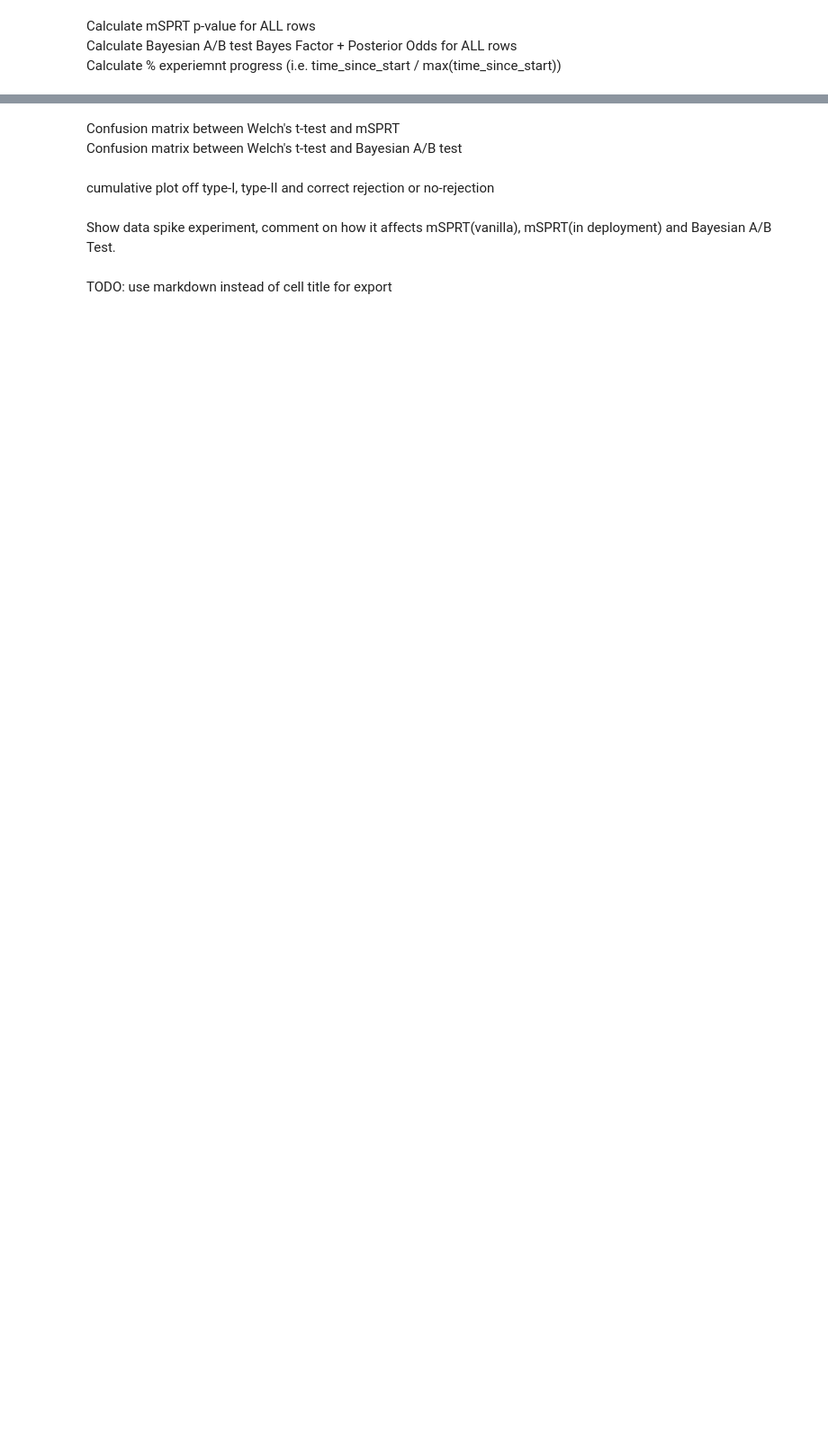
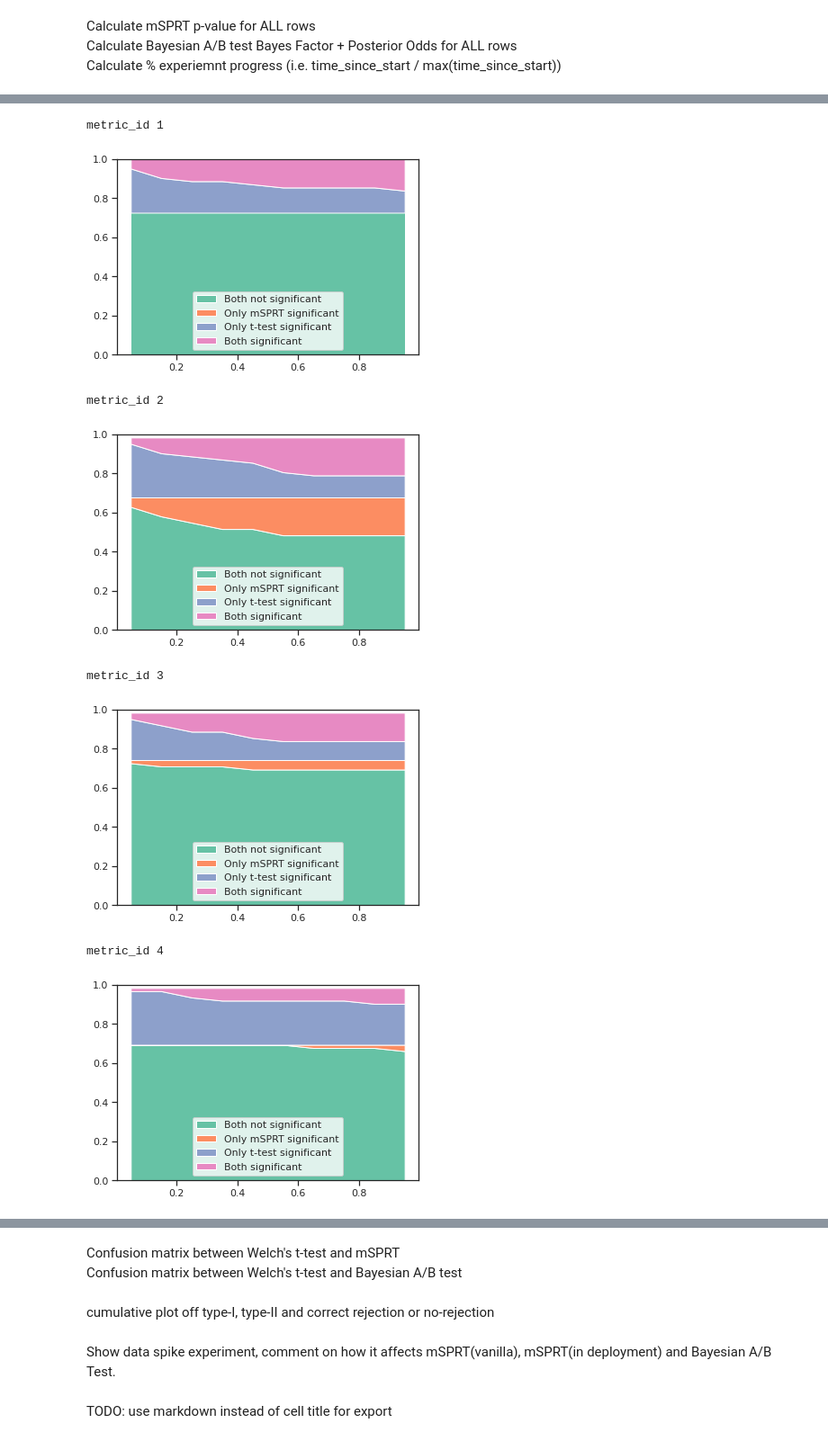
Before and after one commit to liuchbryan/oce-dataset, a Jupyter notebook: oce-dataset.ipynb, the cells around one changed output, grey strips where cells are left out. Shown: that part at 90% size. Drawn from its saved outputs; the diff is of its cells as text; code cells hidden in the pictures; blank space fills up the shorter version.

Commit message:
fixed evolution of types of results, cleaned notebook, runs with restart/run all

```diff
--- a/oce-dataset.ipynb
+++ b/oce-dataset.ipynb
@@ -142,0 +206,23 @@ abtest_metric_evol_df = abtest_metric_evol_df.set_index(['time_progress_bin','me
+# %%
+nbins = 10
+labels=['Both not significant','Only mSPRT significant','Only t-test significant','Both significant']
+abtest_metrics_df['time_progress_bin'] = pd.cut(abtest_metrics_df['time_progress'], \
+                                                np.linspace(0,1,nbins+1),retbins=False)
+
+#count snapshots per time_bin
+abtest_metrics_evol_df = abtest_metrics_df.groupby(['experiment_variant_id','time_progress_bin'])[['time_progress']]\
+    .count().groupby('experiment_variant_id').min()\
+    .rename(columns={'time_progress':'min_samples_in_time_bin'}).reset_index()
+
+#filter experiment_variant_id that have at least one entry per time bin
+abtest_metrics_evol_df = abtest_metrics_evol_df[
+    abtest_metrics_evol_df['min_samples_in_time_bin']>=1][['experiment_variant_id']]
+
+
+print('#experiments with at least one entry per time bin', len(abtest_metrics_evol_df['experiment_variant_id'].unique()))
+abtest_metric_evol_df = abtest_metrics_df[['experiment_variant_id','metric_id','time_progress_bin']+ labels]\
+.merge(abtest_metrics_evol_df,on='experiment_variant_id')\
+    .groupby(['time_progress_bin','experiment_variant_id','metric_id']).last().reset_index()
+abtest_metric_evol_df['time_progress_bin'] = [x.mid for x in abtest_metric_evol_df['time_progress_bin'].values]
+
+abtest_metric_evol_df = abtest_metric_evol_df.groupby(['time_progress_bin','metric_id']).mean().reset_index()
@@ -197,13 +251,24 @@ abtest_metric_evol_2_df['Only t-test significant'] = (
 # %%
-x=abtest_metric_evol_df['time_progress_bin'].unique()
-y = abtest_metric_evol_df[abtest_metric_evol_df['metric_id']==3][labels].T.values
+for metric_id in abtest_metric_evol_df['metric_id'].unique():
+    print('metric_id', metric_id)
+    x=abtest_metric_evol_df['time_progress_bin'].unique()
+    y = abtest_metric_evol_df[abtest_metric_evol_df['metric_id']==metric_id][labels].T.values
 
-# set seaborn style
-sns.set_theme(style="ticks", palette=sns.color_palette("Set2"))
+    # set seaborn style
 
-# Plot
-plt.stackplot(x,y, labels=labels)
-plt.ylim(0,1)
+    # Plot
+    plt.stackplot(x,y, labels=labels)
+    plt.ylim(0,1)
 
-plt.legend()
-plt.show()
+    plt.legend(loc='lower center')
+    plt.show()
+    plt.savefig(figures_folder + 'time_progress_type_metric_' + str(metric_id) + '.pdf')
+# %% [output]
+metric_id 1
+[figure, added]
+metric_id 2
+[figure, added]
+metric_id 3
+[figure, added]
+metric_id 4
+[figure, added]
```
Also changed, not shown: parts of 40 cells of this notebook.
